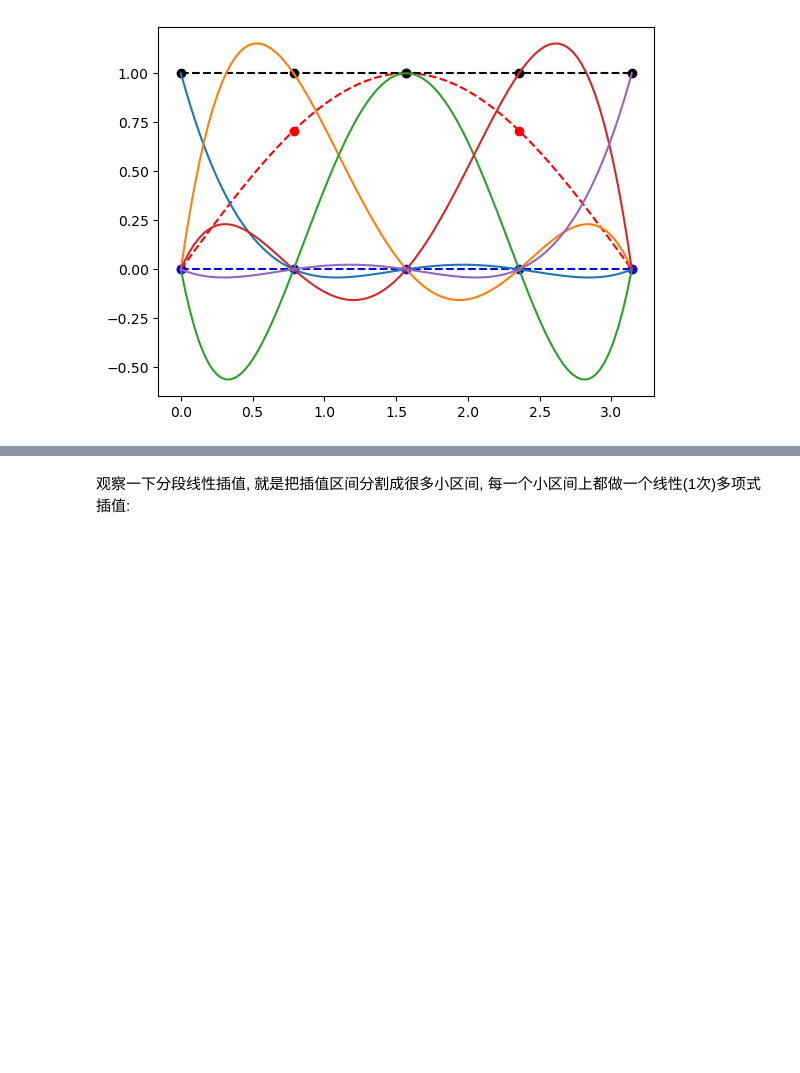
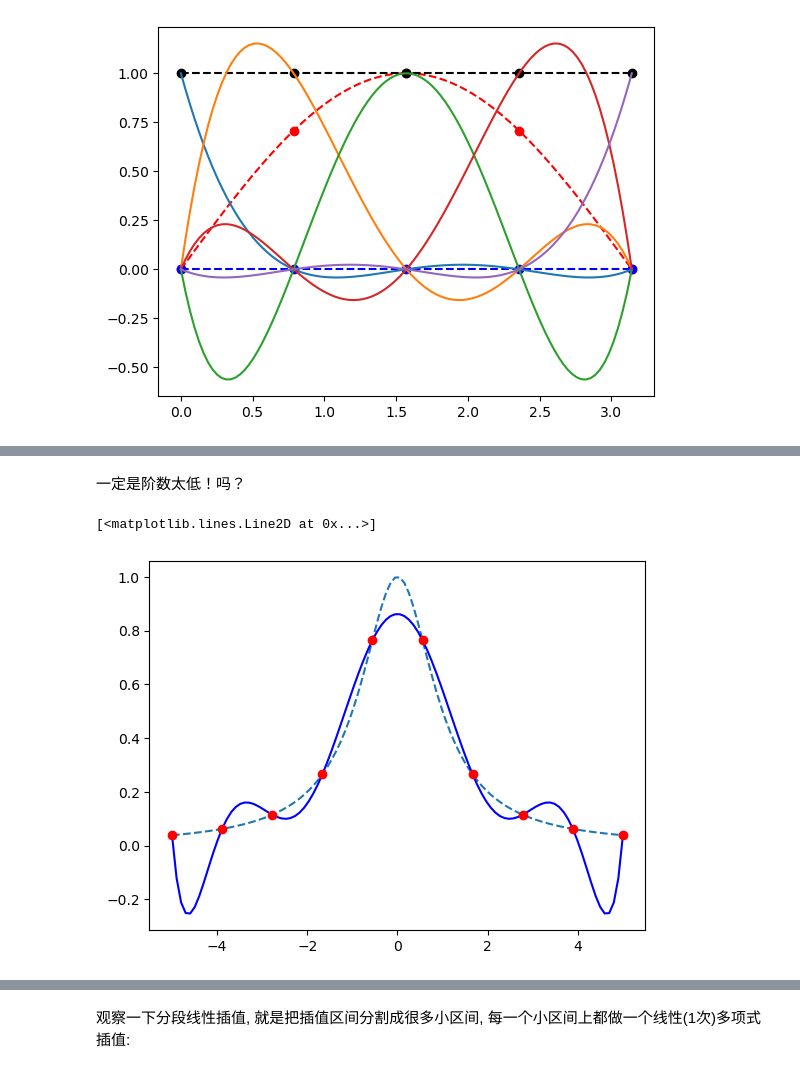
Before and after one commit to wangheyu/NA, a Jupyter notebook: Lagrange.ipynb, the cells around one changed output, grey strips where cells are left out. Cells and saved outputs as stored; diff of their text form; code cells hidden in the pictures; blank space fills up the shorter version.

```diff
--- a/Lagrange.ipynb
+++ b/Lagrange.ipynb
@@ -92,0 +102,21 @@ plt.plot(xp, yp, 'ro')
+# %% [markdown]
+一定是阶数太低！吗？
+# %%
+n = 10
+xp = np.linspace(-5, 5, n)
+yp = Runge(xp)
+l = np.zeros((n, N))
+x = np.linspace(-5, 5, N)
+for i in range(0, n):
+    for j in range(0, N):
+        l[i][j] = lag(xp, x[j], i)
+y = np.zeros(N)
+for j in range(0, N):
+    for i in range(0, n):
+        y[j] = y[j] +  l[i][j] * yp[i]
+plt.plot(x, Runge(x), '--')
+plt.plot(x, y, 'b')
+plt.plot(xp, yp, 'ro')
+# %% [output]
+[<matplotlib.lines.Line2D at 0x...>]
+[figure, added]
```
Also changed, not shown: parts of 27 cells of this notebook, 2 other files.
